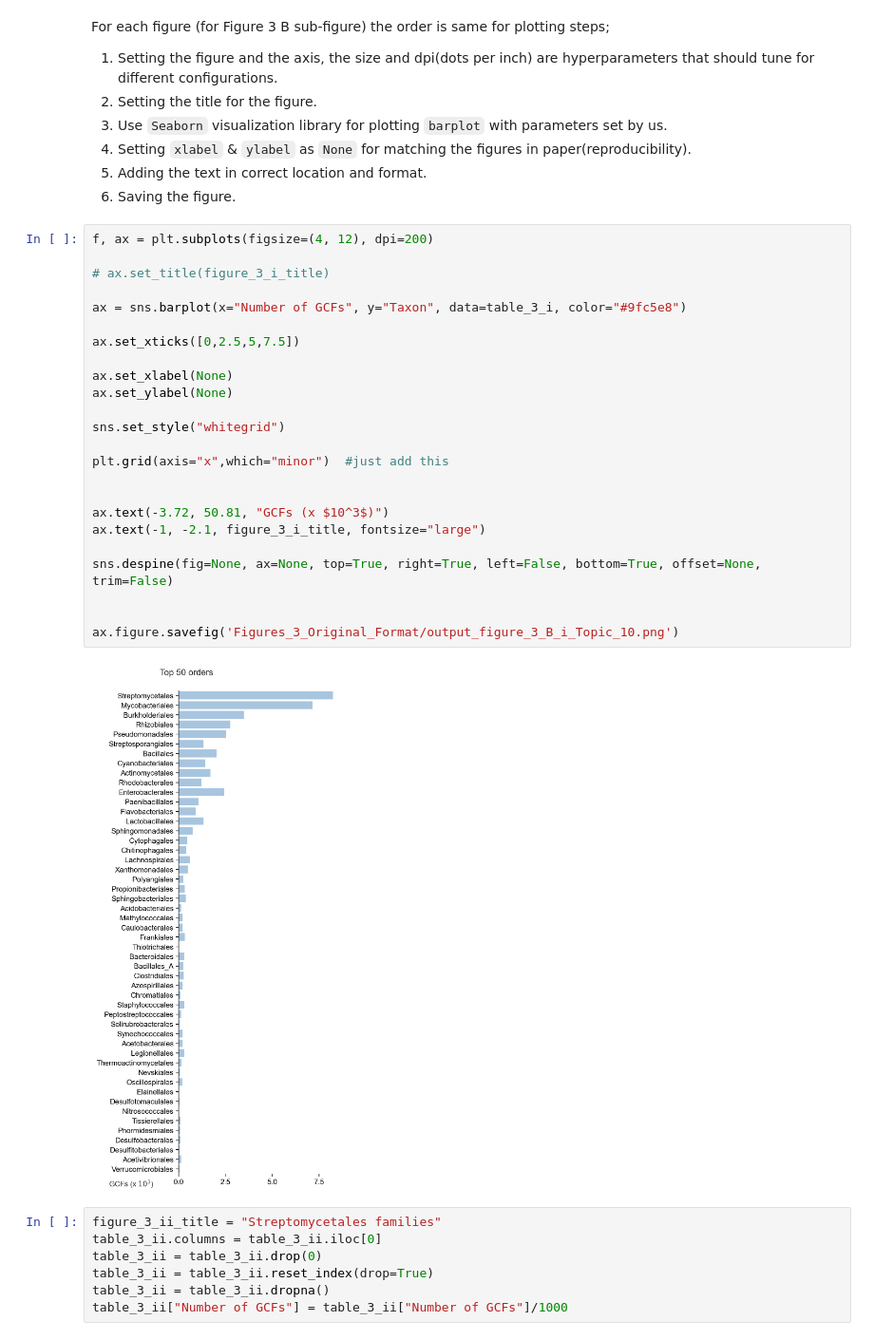
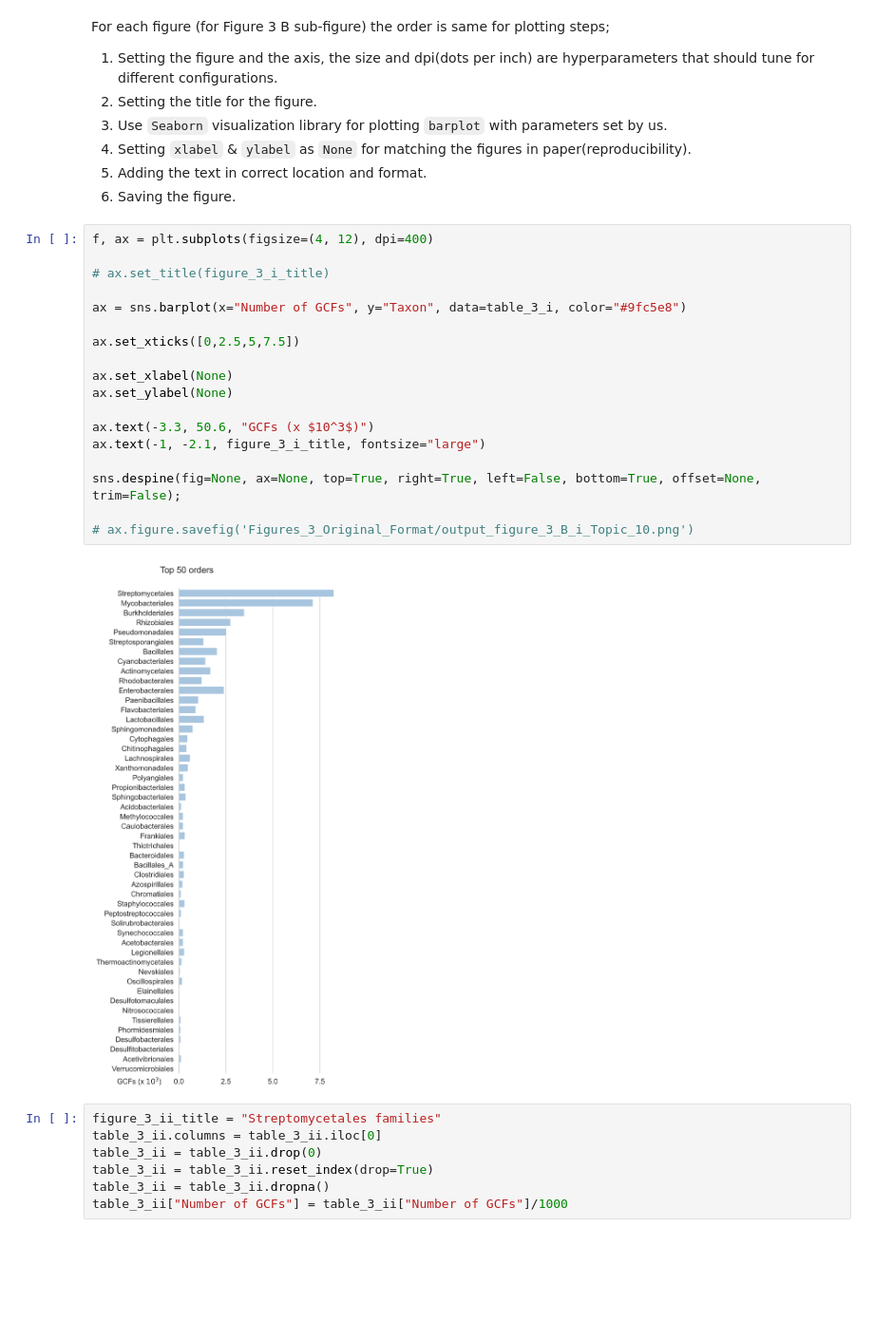
Before and after one commit to SinaBerkGolech/Metabolomics_Seminar_Topic_10, a Jupyter notebook: Figure_3/Figure_3_B.ipynb, the cells around one changed output. Shown at 95% size. Cells and saved outputs as stored; diff of their text form; blank space fills up the shorter version.

```diff
--- a/Figure_3/Figure_3_B.ipynb
+++ b/Figure_3/Figure_3_B.ipynb
@@ -39,31 +39,25 @@ For each figure (for Figure 3 B sub-figure) the order is same for plotting steps
 5. Adding the text in correct location and format.
 6. Saving the figure.
 # %%
-f, ax = plt.subplots(figsize=(4, 12), dpi=200)
+f, ax = plt.subplots(figsize=(4, 12), dpi=400)
 
 # ax.set_title(figure_3_i_title)
 
 ax = sns.barplot(x="Number of GCFs", y="Taxon", data=table_3_i, color="#9fc5e8")
 
 ax.set_xticks([0,2.5,5,7.5])
 
 ax.set_xlabel(None)
 ax.set_ylabel(None)
 
-sns.set_style("whitegrid")
-
-plt.grid(axis="x",which="minor")  #just add this
-
-
-ax.text(-3.72, 50.81, "GCFs (x $10^3$)")
+ax.text(-3.3, 50.6, "GCFs (x $10^3$)")
 ax.text(-1, -2.1, figure_3_i_title, fontsize="large")
 
-sns.despine(fig=None, ax=None, top=True, right=True, left=False, bottom=True, offset=None, trim=False)
+sns.despine(fig=None, ax=None, top=True, right=True, left=False, bottom=True, offset=None, trim=False);
 
-
-ax.figure.savefig('Figures_3_Original_Format/output_figure_3_B_i_Topic_10.png')
+# ax.figure.savefig('Figures_3_Original_Format/output_figure_3_B_i_Topic_10.png')
 # %% [output]
-[figure, old version]
+[figure, new version]
 # %%
 figure_3_ii_title = "Streptomycetales families"
 table_3_ii.columns = table_3_ii.iloc[0]
```
Also changed, not shown: parts of 4 cells of this notebook, 43 other files.
